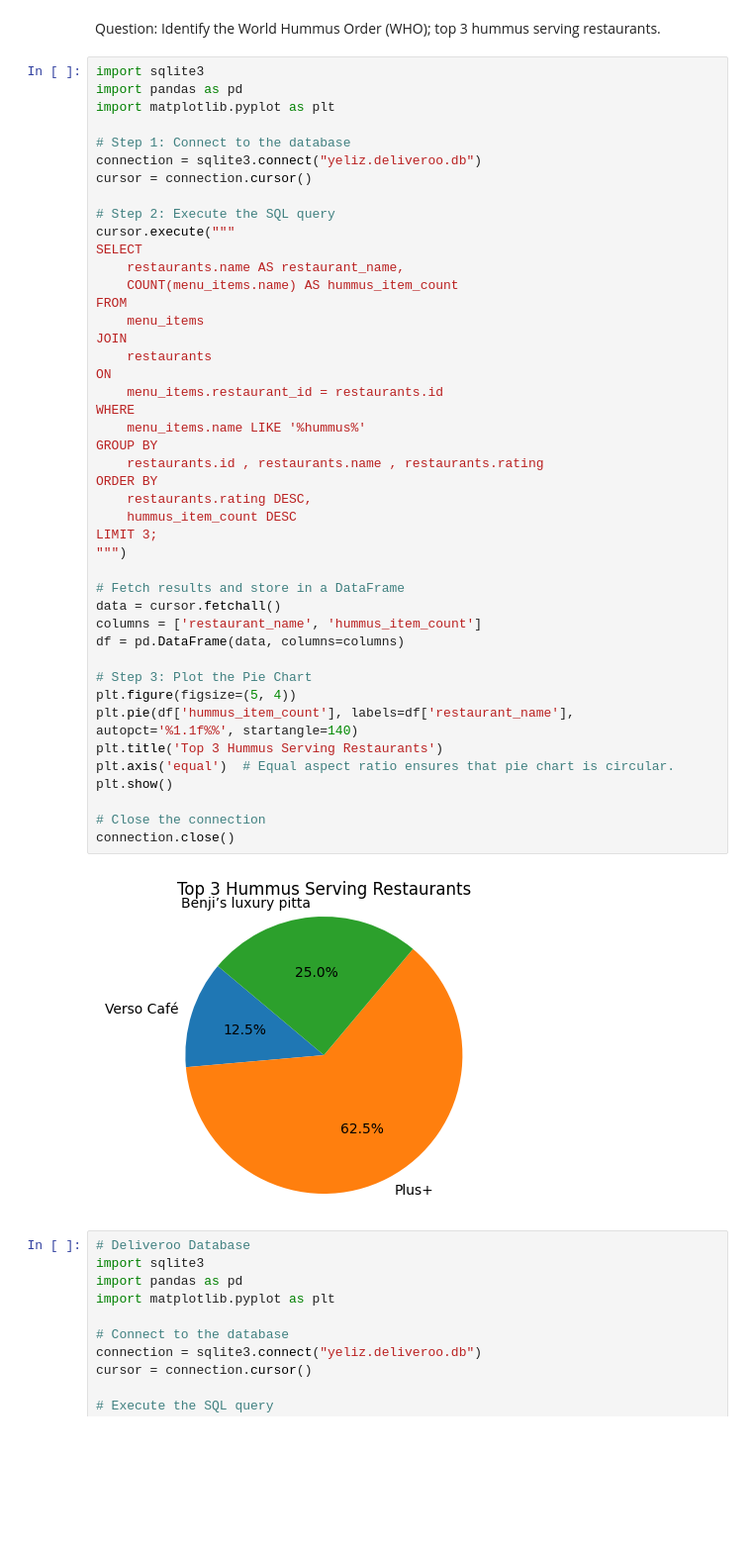
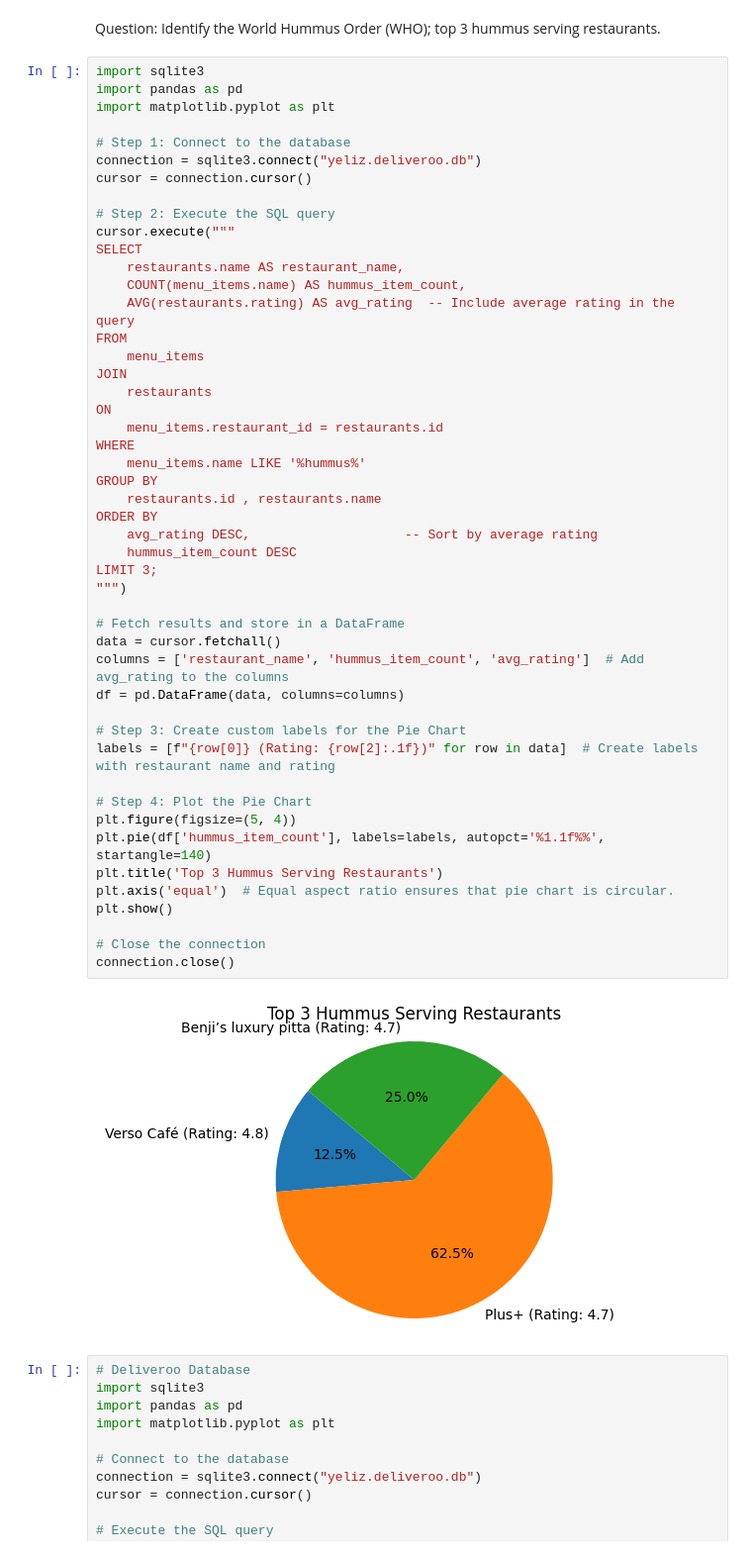
Before and after one commit to ricosaxo/delivery-market-analysis-with-SQL, a Jupyter notebook: Yeliz/yeliz.ipynb, the cells around one changed output. Shown at 99% size. Drawn from its saved outputs; the diff is of its cells as text; blank space fills up the shorter version.

```diff
--- a/Yeliz/yeliz.ipynb
+++ b/Yeliz/yeliz.ipynb
@@ -293,40 +293,44 @@ cursor = connection.cursor()
 # Step 2: Execute the SQL query
 cursor.execute("""
 SELECT
     restaurants.name AS restaurant_name,
-    COUNT(menu_items.name) AS hummus_item_count
+    COUNT(menu_items.name) AS hummus_item_count,
+    AVG(restaurants.rating) AS avg_rating  -- Include average rating in the query
 FROM
     menu_items
 JOIN
     restaurants
 ON
     menu_items.restaurant_id = restaurants.id
 WHERE
     menu_items.name LIKE '%hummus%'
 GROUP BY
-    restaurants.id , restaurants.name , restaurants.rating
+    restaurants.id , restaurants.name
 ORDER BY
-    restaurants.rating DESC,
+    avg_rating DESC,                    -- Sort by average rating
     hummus_item_count DESC
 LIMIT 3;
 """)
 
 # Fetch results and store in a DataFrame
 data = cursor.fetchall()
-columns = ['restaurant_name', 'hummus_item_count']
+columns = ['restaurant_name', 'hummus_item_count', 'avg_rating']  # Add avg_rating to the columns
 df = pd.DataFrame(data, columns=columns)
 
-# Step 3: Plot the Pie Chart
+# Step 3: Create custom labels for the Pie Chart
+labels = [f"{row[0]} (Rating: {row[2]:.1f})" for row in data]  # Create labels with restaurant name and rating
+
+# Step 4: Plot the Pie Chart
 plt.figure(figsize=(5, 4))
-plt.pie(df['hummus_item_count'], labels=df['restaurant_name'], autopct='%1.1f%%', startangle=140)
+plt.pie(df['hummus_item_count'], labels=labels, autopct='%1.1f%%', startangle=140)
 plt.title('Top 3 Hummus Serving Restaurants')
 plt.axis('equal')  # Equal aspect ratio ensures that pie chart is circular.
 plt.show()
 
 # Close the connection
 connection.close()
 # %% [output]
-[figure, old version]
+[figure, new version]
 # %%
 # Deliveroo Database
 import sqlite3
```
